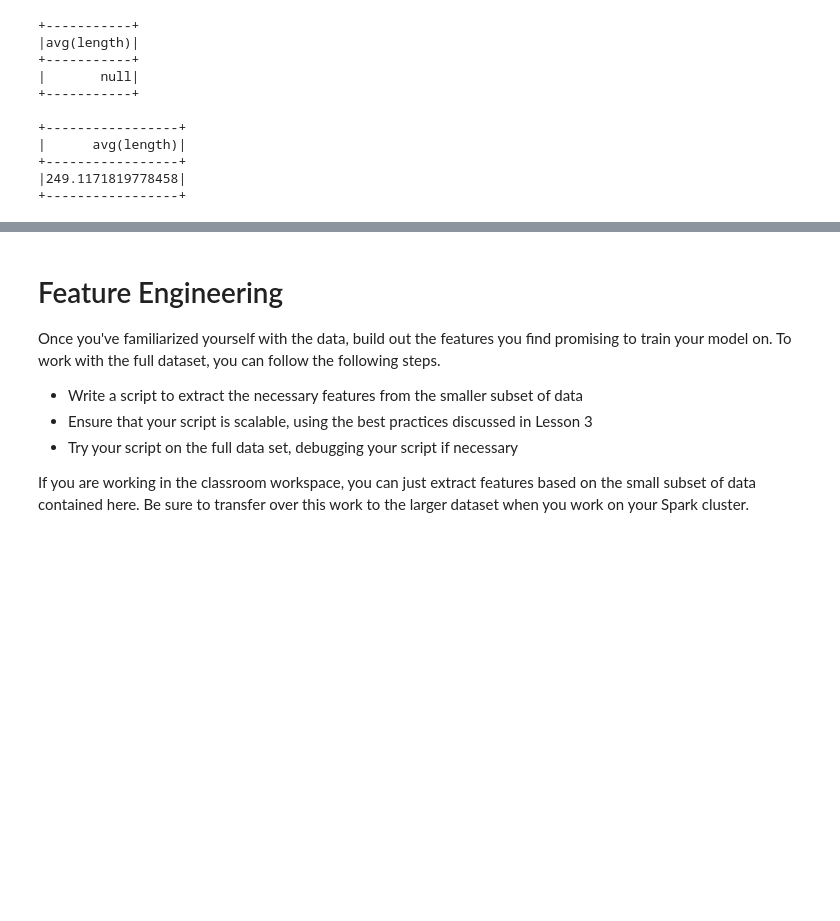
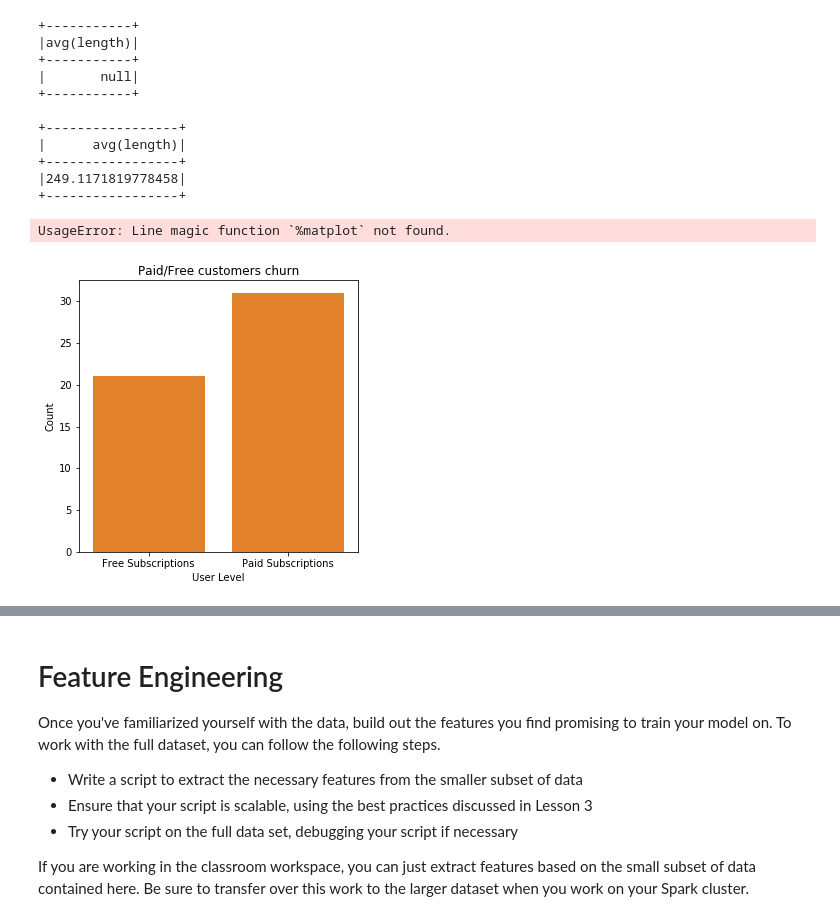
Before and after one commit to hessashamnad/Final-Project---Data-scince, a Jupyter notebook: Sparkify.ipynb, the cells around one changed output, grey strips where cells are left out. Cells and saved outputs as stored; diff of their text form; code cells hidden in the pictures; blank space fills up the shorter version.

```diff
--- a/Sparkify.ipynb
+++ b/Sparkify.ipynb
@@ -303,3 +317,21 @@ df.filter(col('cancelled')==0).agg({'length':'mean'}).show()
 +-----------------+
 |249.1171819778458|
 +-----------------+
+# %%
+# Plotting a bar plot to show difference between Paid/Free customers churn
+fig, ax = plt.subplots(figsize=(5, 5))
+
+df_level_pd = df.filter('page == "Cancellation Confirmation"').groupby('level').count().toPandas()
+plt.title('Paid/Free customers churn')
+sns.barplot(data = df_level_pd, x = 'level', y = 'count', color = sns.color_palette()[1])
+
+ax.set(xticklabels=['Free Subscriptions', 'Paid Subscriptions'])
+
+ax.set_ylabel('Count')
+ax.set_xlabel('User Level')
+ax.legend()
+
+%matplot plt
+# %% [output]
+UsageError: Line magic function `%matplot` not found.
+[figure, added]
```
Also changed, not shown: parts of 9 cells of this notebook.
